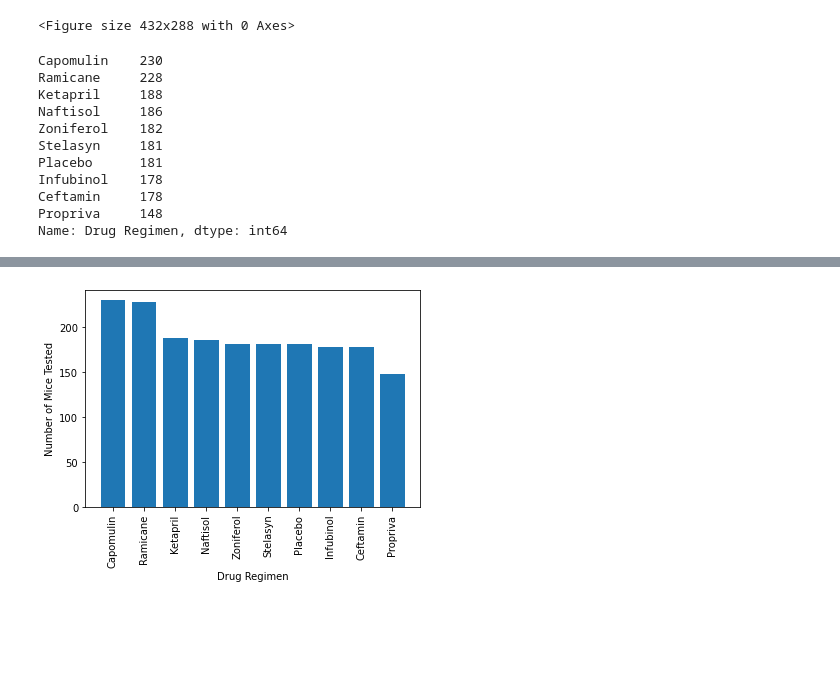
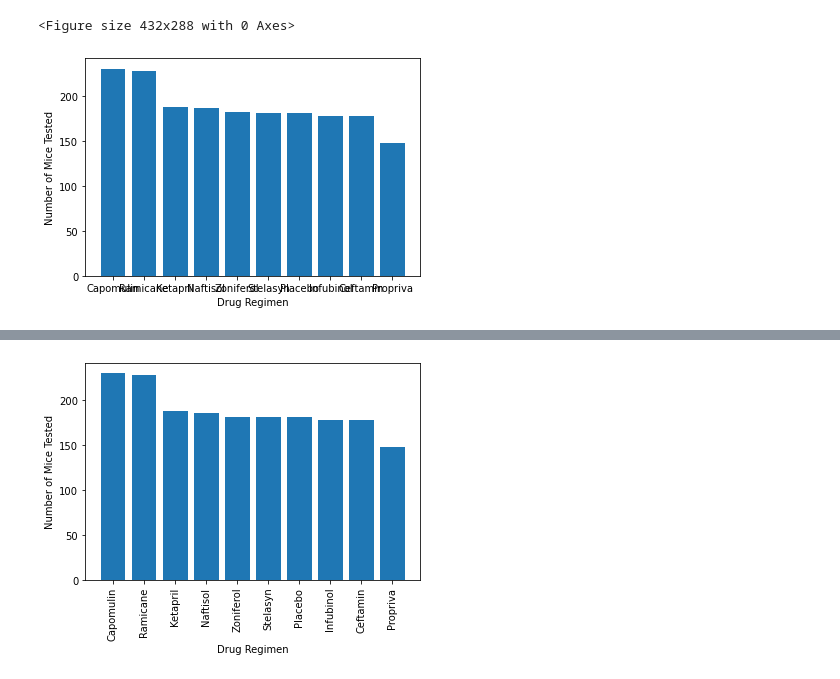
Before and after one commit to choward3413/Matplotlib-Challenge, a Jupyter notebook: Pymaceuticals/pymaceuticals_last.ipynb, the cells around one changed output, grey strips where cells are left out. Drawn from its saved outputs; the diff is of its cells as text; code cells hidden in the pictures; blank space fills up the shorter version.

```diff
--- a/Pymaceuticals/pymaceuticals_last.ipynb
+++ b/Pymaceuticals/pymaceuticals_last.ipynb
@@ -157,21 +163,11 @@ plt.tight_layout()
 # %% [output]
 [figure]
 <Figure size 432x288 with 0 Axes>
-# %%
-numberTested
-# %% [output]
-Capomulin    230
-Ramicane     228
-Ketapril     188
-Naftisol     186
-Zoniferol    182
-Stelasyn     181
-Placebo      181
-Infubinol    178
-Ceftamin     178
-Propriva     148
-Name: Drug Regimen, dtype: int64
 # %%
 # Generate a bar plot showing the total number of timepoints for all mice tested for each drug regimen using Pandas.
-
+plt.bar(numberTested.index.values, numberTested.values)
+plt.xlabel("Drug Regimen")
+plt.ylabel("Number of Mice Tested")
 plt.show()
+# %% [output]
+[figure, added]
```
Also changed, not shown: parts of 21 cells of this notebook.
